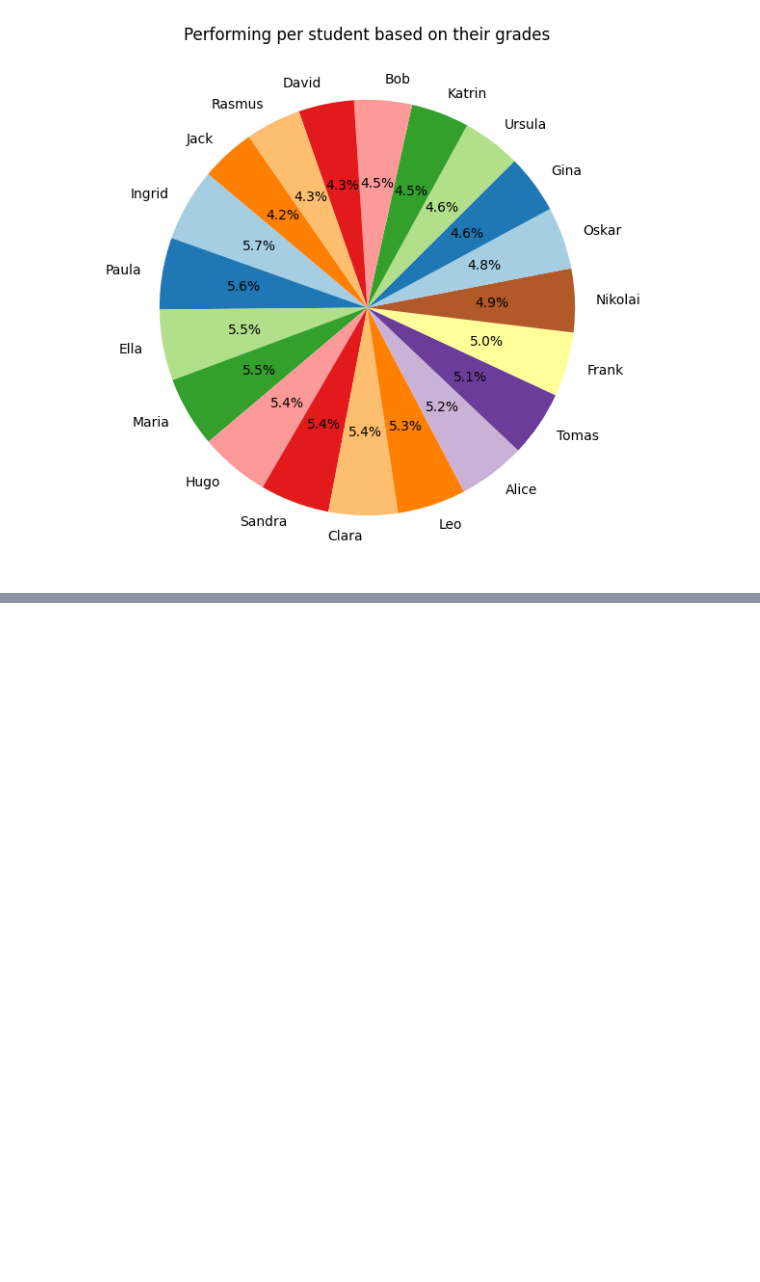
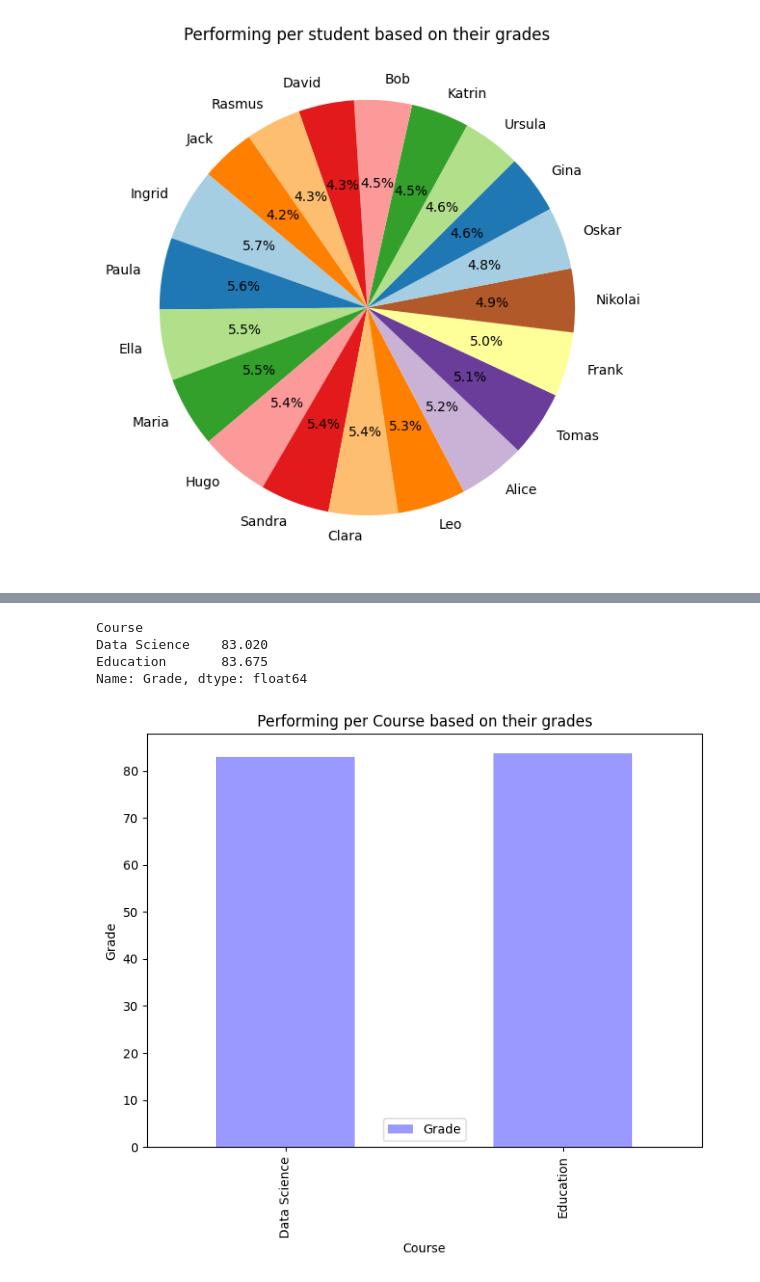
Before and after one commit to diana-vladotsenko/dt-2025-data-visualisation, a Jupyter notebook: notebooks/class_work/student_progress_analysis copy.ipynb, the cells around one changed output, grey strips where cells are left out. Saved outputs shown, nothing was run; the diff lists cells and outputs as text; code cells hidden in the pictures; blank space fills up the shorter version.

```diff
--- a/notebooks/class_work/student_progress_analysis copy.ipynb
+++ b/notebooks/class_work/student_progress_analysis copy.ipynb
@@ -74,0 +121,18 @@ plt.show()
+# %%
+import matplotlib.pyplot as plt
+
+#by course
+course_avg =df.groupby("Course")["Grade"].mean()
+print(course_avg)
+
+course_avg.plot(kind ="bar", color ="blue", figsize =(8,6), alpha =0.4, legend=True)
+plt.title("Performing per Course based on their grades")
+plt.ylabel("Grade")
+plt.xlabel("Course")
+plt.show()
+# %% [output]
+Course
+Data Science    83.020
+Education       83.675
+Name: Grade, dtype: float64
+[figure, added]
```
Also changed, not shown: parts of 6 cells of this notebook, 4 other files.
